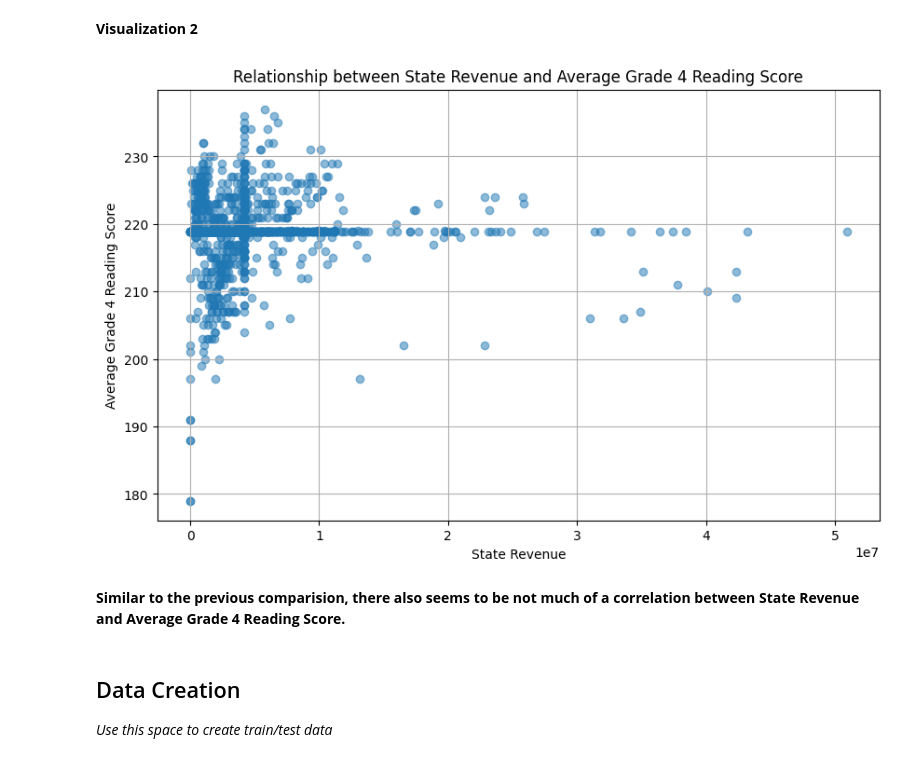
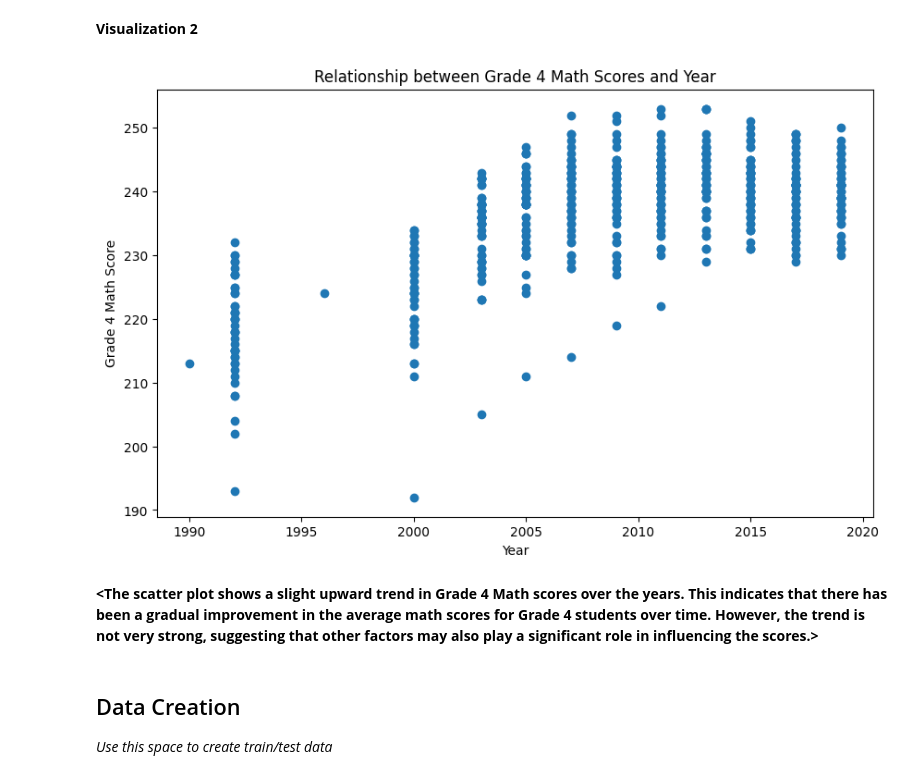
Before and after one commit to chelsguo/MDST-Tutorial, a Jupyter notebook: checkpoint1.ipynb, the cells around one changed output. Drawn from its saved outputs; the diff is of its cells as text; code cells hidden in the pictures.

```diff
--- a/checkpoint1.ipynb
+++ b/checkpoint1.ipynb
@@ -169,17 +154,18 @@ plt.show()
 # %% [markdown]
 **Visualization 2**
-# %%
-plt.figure(figsize=(10, 6))
-plt.scatter(df['STATE_REVENUE'], df['AVG_READING_4_SCORE'], alpha=0.5)
-plt.title('Relationship between State Revenue and Average Grade 4 Reading Score')
-plt.xlabel('State Revenue')
-plt.ylabel('Average Grade 4 Reading Score')
-plt.grid(True)
-plt.show()
-# %% [output]
-[figure, removed]
-# %% [markdown]
-**Similar to the previous comparision, there also seems to be not much of a correlation between State Revenue and Average Grade 4 Reading Score.**
+# %%
+# @@@ 7
+# Relationship between Grade 4 Math scores and Year
+plt.figure(figsize = (10, 6))
+plt.scatter(df['YEAR'], df['AVG_MATH_4_SCORE'])
+plt.xlabel('Year')
+plt.ylabel('Grade 4 Math Score')
+plt.title('Relationship between Grade 4 Math Scores and Year')
+plt.show()
+# %% [output]
+[figure, added]
+# %% [markdown]
+**<The scatter plot shows a slight upward trend in Grade 4 Math scores over the years. This indicates that there has been a gradual improvement in the average math scores for Grade 4 students over time. However, the trend is not very strong, suggesting that other factors may also play a significant role in influencing the scores.>**
 # %% [markdown]
 <h2> Data Creation </h2>
 
```
Also changed, not shown: parts of 28 cells of this notebook.
